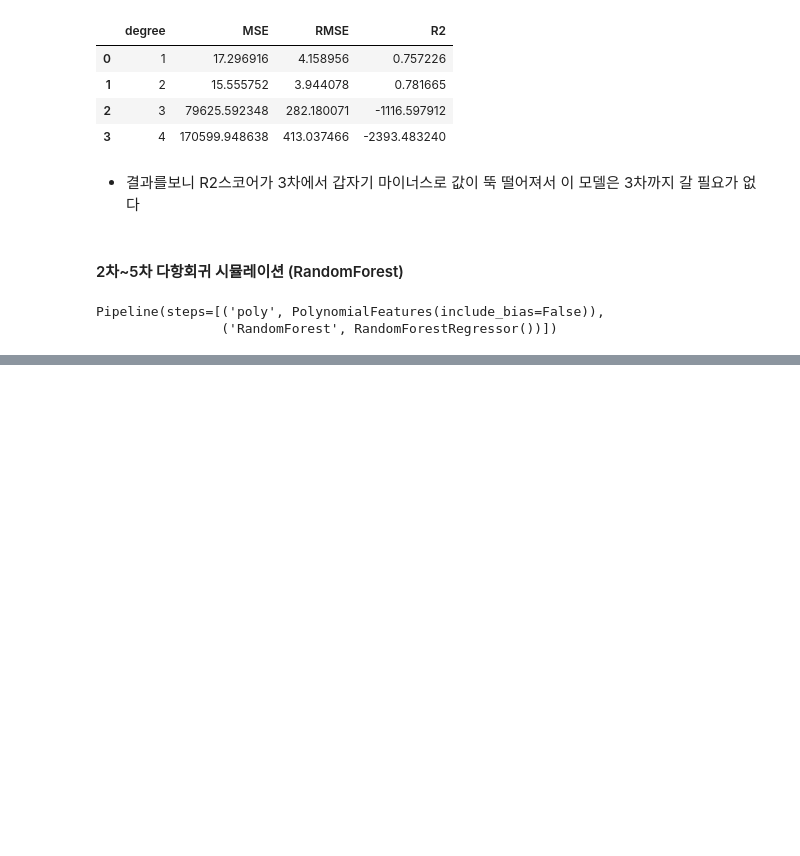
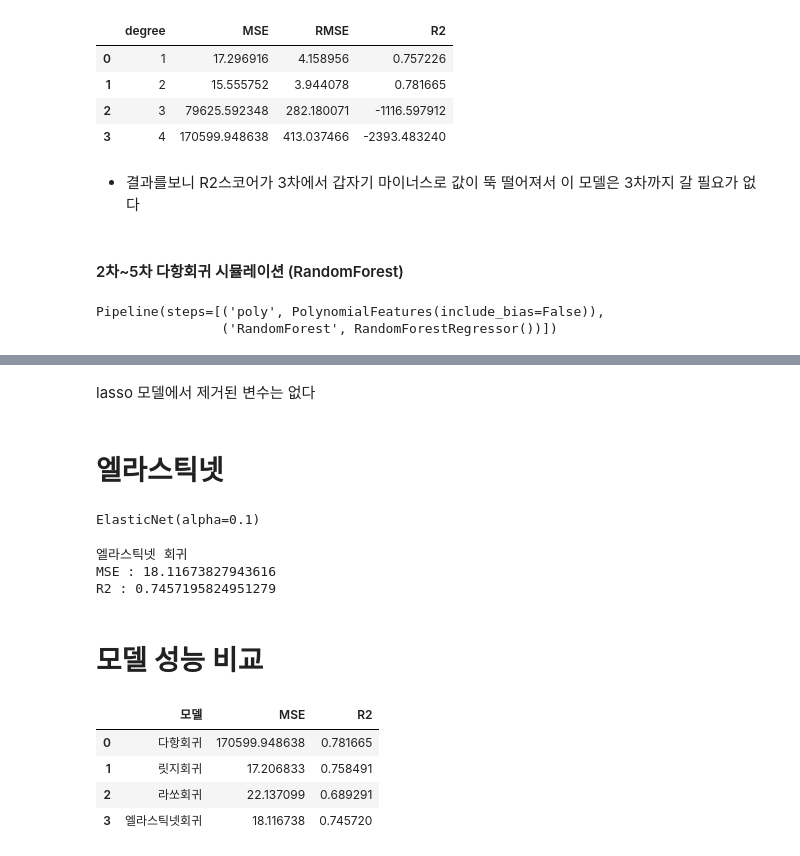
Before and after one commit to jiyoung1634/hipython_rep, a Jupyter notebook: 37_선형회귀분석.ipynb, the cells around one changed output, grey strips where cells are left out. Cells and saved outputs as stored; diff of their text form; code cells hidden in the pictures; blank space fills up the shorter version.

```diff
--- a/37_선형회귀분석.ipynb
+++ b/37_선형회귀분석.ipynb
@@ -266,0 +319,8 @@ pd.DataFrame(results)
+# %%
+lasso = Lasso(alpha=1)   # 규제 강도
+lasso.fit(X_train, y_train)
+pred_lasso = lasso.predict(X_test)
+
+mse = mean_squared_error(y_test, pred_lasso)
+r2 = r2_score(y_test, pred_lasso)
+mse, r2
@@ -266,0 +331,9 @@ pd.DataFrame(results)
+# %%
+from sklearn.linear_model import RidgeCV, LassoCV
+alphas = [0.001, 0.01,0.1, 1, 10, 100]
+lasso_cv = LassoCV(alphas=alphas, cv=5)
+lasso_cv.fit(X_train, y_train)
+lasso_preds = lasso_cv.predict(X_test)
+lasso_mse = mean_squared_error(y_test, lasso_preds)
+lasso_r2 = r2_score(y_test, lasso_preds)
+print(f'lasso cv mse : {lasso_mse}, r2 : {lasso_r2}')
@@ -266,0 +360,39 @@ pd.DataFrame(results)
+# %% [markdown]
+lasso 모델에서 제거된 변수는 없다
+# %% [markdown]
+# 엘라스틱넷
+# %%
+enet = ElasticNet(alpha=0.1, l1_ratio=0.5)
+enet.fit(X_train, y_train)
+# %% [output]
+ElasticNet(alpha=0.1)
+# %%
+pred_enet = enet.predict(X_test)
+print("엘라스틱넷 회귀")
+print(f"MSE : {mean_squared_error(y_test, pred_enet)}")
+print(f"R2 : {r2_score(y_test, pred_enet)}")
+# %% [output]
+엘라스틱넷 회귀
+MSE : 18.11673827943616
+R2 : 0.7457195824951279
+# %% [markdown]
+# 모델 성능 비교
+# %%
+results = pd.DataFrame({
+    '모델':['다항회귀', '릿지회귀', '라쏘회귀', '엘라스틱넷회귀'],
+    'MSE' : [mean_squared_error(y_test, pred_poly),
+             mean_squared_error(y_test, pred_ridge),
+             mean_squared_error(y_test, pred_lasso),
+             mean_squared_error(y_test, pred_enet)],
+    'R2' : [r2_score(y_test, best_pred),
+            r2_score(y_test, pred_ridge),
+            r2_score(y_test, pred_lasso),
+            r2_score(y_test, pred_enet)]
+})
+results
+# %% [output]
+|  | 모델 | MSE | R2 |
+| 0 | 다항회귀 | 170599.948638 | 0.781665 |
+| 1 | 릿지회귀 | 17.206833 | 0.758491 |
+| 2 | 라쏘회귀 | 22.137099 | 0.689291 |
+| 3 | 엘라스틱넷회귀 | 18.116738 | 0.745720 |
```
Also changed, not shown: parts of 21 cells of this notebook, 13 other files.
